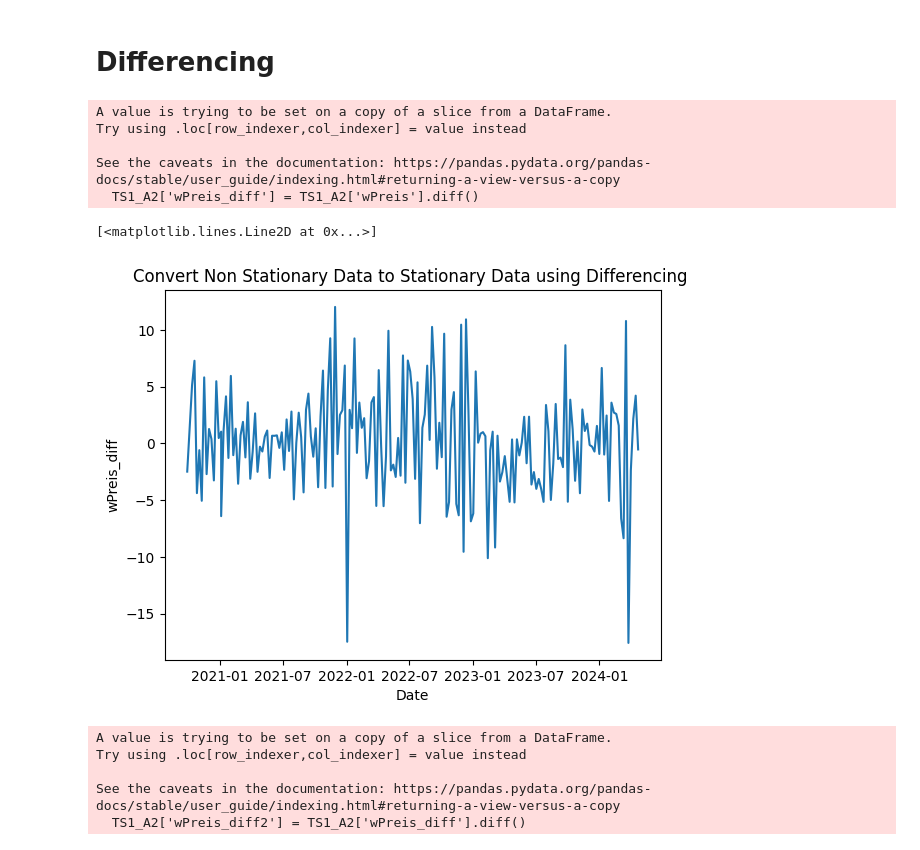
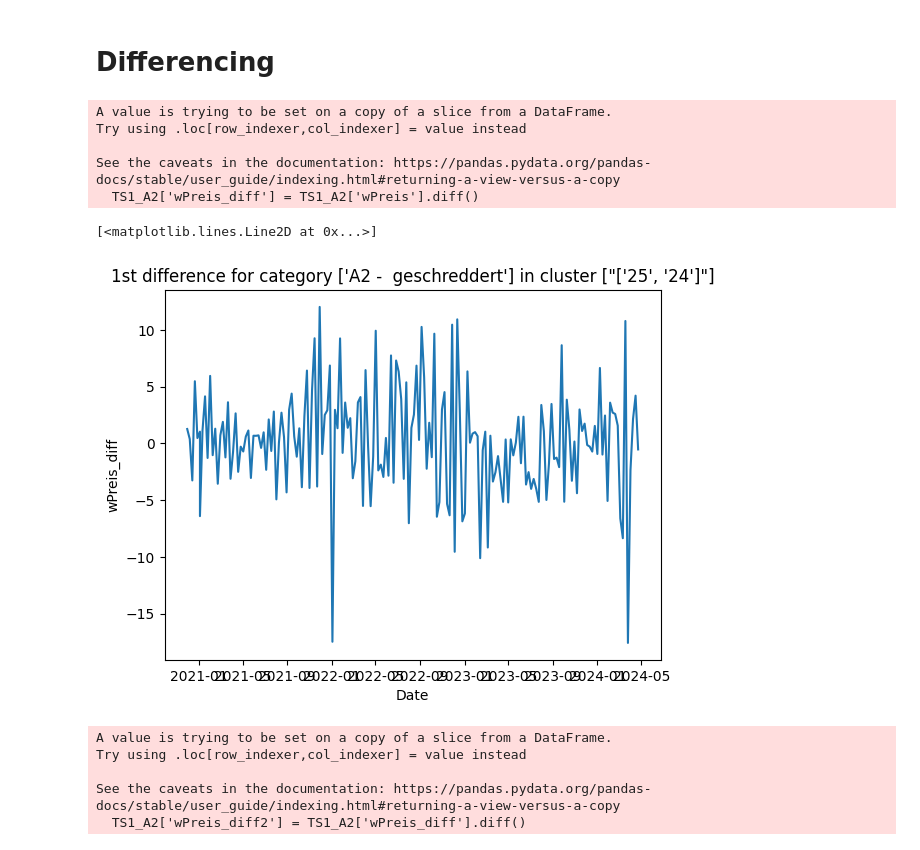
Before and after one commit to surajkarak/thesis, a Jupyter notebook: 0_ACF_PCF.ipynb, the cells around one changed output. Saved outputs shown, nothing was run; the diff lists cells and outputs as text; code cells hidden in the pictures.

```diff
--- a/0_ACF_PCF.ipynb
+++ b/0_ACF_PCF.ipynb
@@ -176,19 +178,21 @@ Failed to Reject Ho - Time Series is Non-Stationary
 # %% [markdown]
 # Differencing
 # %%
+category = TS1_A2['full'].unique()
+cluster = TS1_A2['Plz'].unique()
 TS1_A2['wPreis_diff'] = TS1_A2['wPreis'].diff()
 plt.xlabel('Date')
 plt.ylabel('wPreis_diff')
-plt.title('Convert Non Stationary Data to Stationary Data using Differencing ')
+plt.title(f'1st difference for category {category} in cluster {cluster}')
 plt.plot(TS1_A2['wPreis_diff'])
 # %% [output]
 A value is trying to be set on a copy of a slice from a DataFrame.
 Try using .loc[row_indexer,col_indexer] = value instead
 
 See the caveats in the documentation: https://pandas.pydata.org/pandas-docs/stable/user_guide/indexing.html#returning-a-view-versus-a-copy
   TS1_A2['wPreis_diff'] = TS1_A2['wPreis'].diff()
 [<matplotlib.lines.Line2D at 0x...>]
-[figure, old version]
+[figure, new version]
 # %%
 TS1_A2['wPreis_diff2'] = TS1_A2['wPreis_diff'].diff()
 # %% [output]
```
Also changed, not shown: parts of 6 cells of this notebook, 24 other files.
